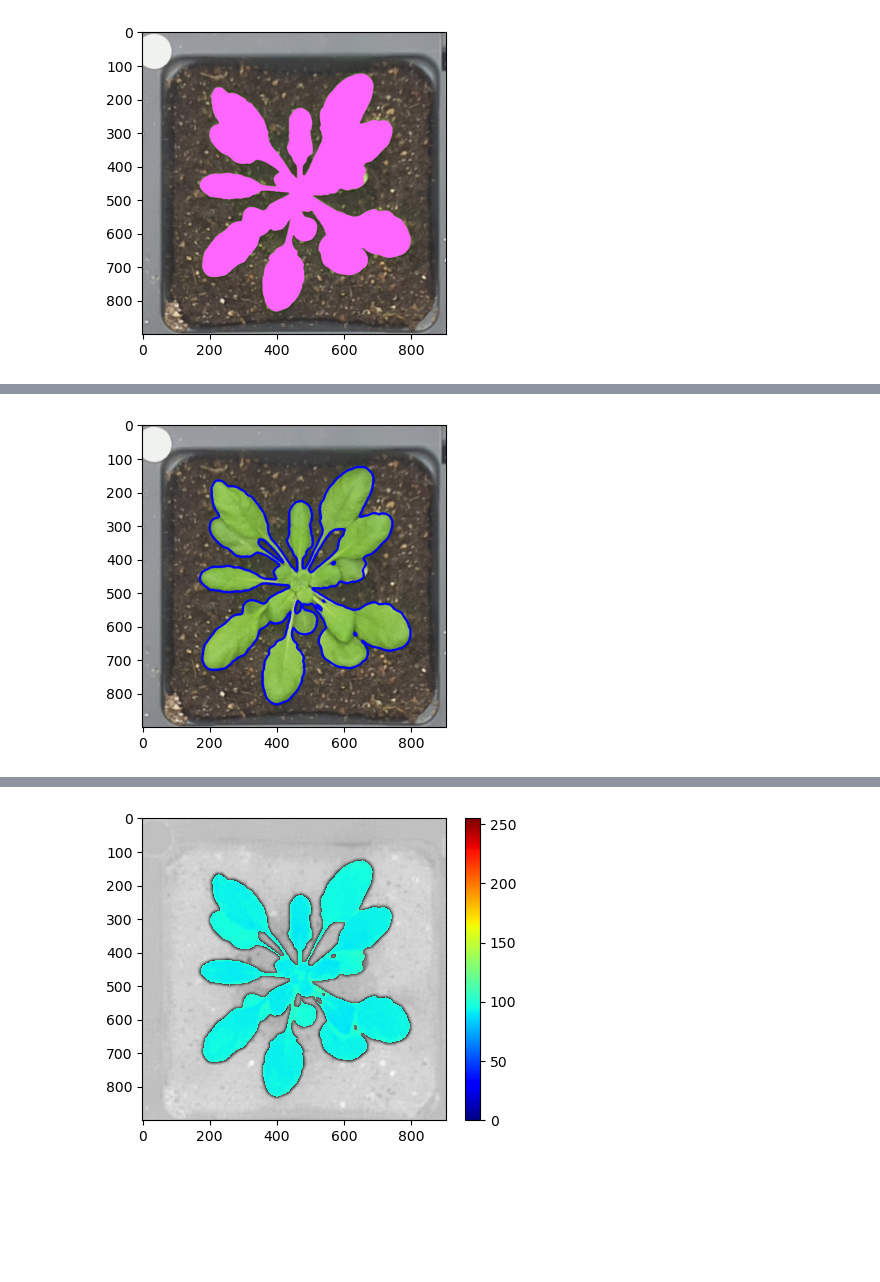
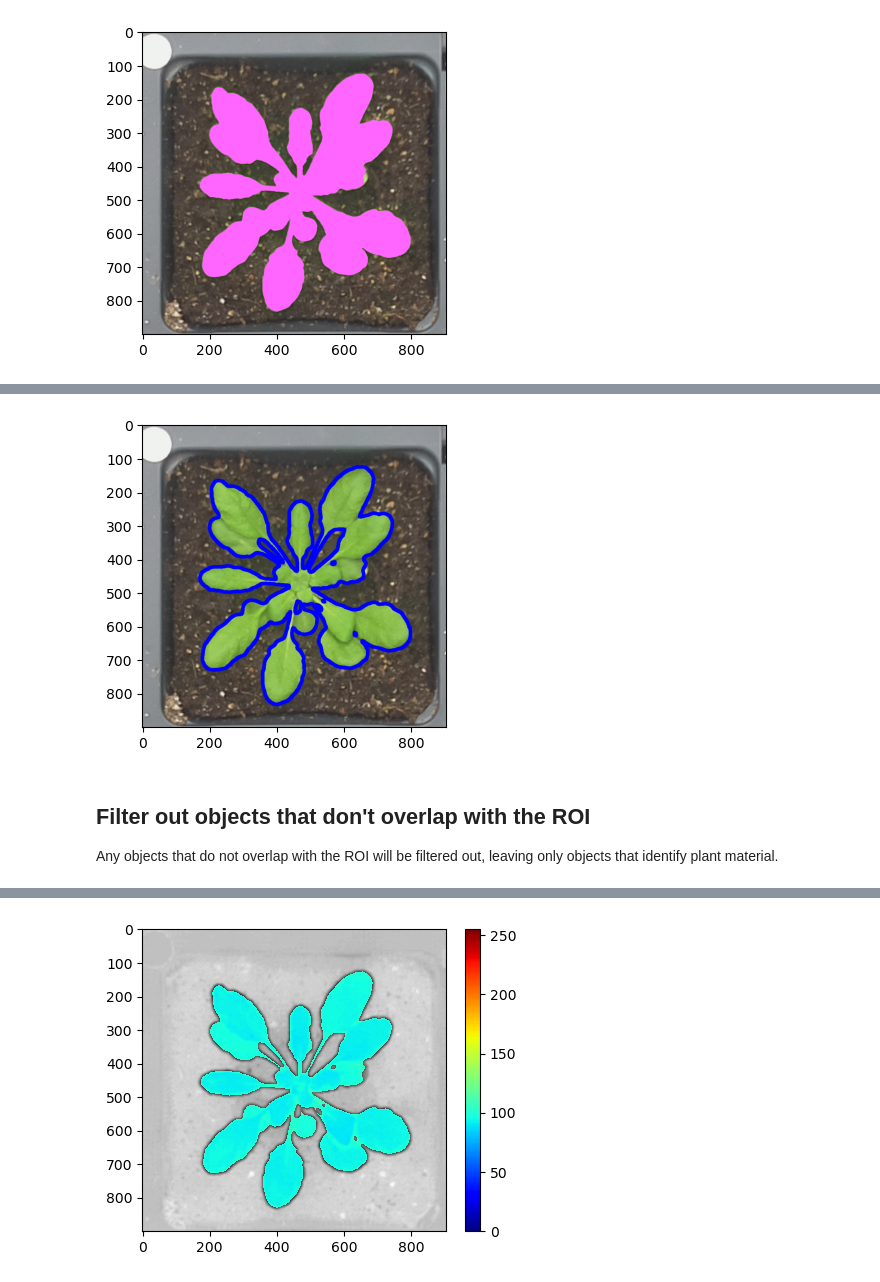
Before and after one commit to danforthcenter/plantcv-binder, a Jupyter notebook: notebooks/aerial_view_morphology_tutorial/morphology_analysis_aerial_view_workflow.ipynb, the cells around one changed output, grey strips where cells are left out. Cells and saved outputs as stored; diff of their text form; code cells hidden in the pictures; blank space fills up the shorter version.

```diff
--- a/notebooks/aerial_view_morphology_tutorial/morphology_analysis_aerial_view_workflow.ipynb
+++ b/notebooks/aerial_view_morphology_tutorial/morphology_analysis_aerial_view_workflow.ipynb
@@ -10,14 +18,23 @@ from skimage.feature import canny
 # %%
 class options:
     def __init__(self):
-        self.image = "single_plant_overhead.jpg"
+        self.image = "./img/single_plant_overhead.jpg"
         self.debug = "plot"
         self.writeimg= False
         self.result = "aerial_morphology_results.txt"
         self.outdir = "."
-
-# Get options
-args = options()
-
-# Set debug to the global parameter
-pcv.params.debug = args.debug
+# %%
+# Get options
+args = options()
+
+# Set debug to the global parameter
+pcv.params.debug = args.debug
+
+# Set plotting size (default = 100)
+pcv.params.dpi = 100
+
+# Increase text size and thickness to make labels clearer
+# (size may need to be altered based on original image size)
+pcv.params.text_size = 2
+pcv.params.text_thickness = 2
+pcv.params.line_thickness = 10
@@ -37,6 +53,0 @@ img, path, filename = pcv.readimage(filename=args.image)
-# %%
-#Increase text size and thickness to make labels clearer (size may need to
-#be altered based on original image size)
-
-pcv.params.text_size = 10
-pcv.params.text_thickness = 20
@@ -98,12 +126,13 @@ obj, obj_hierarchy = pcv.find_objects(img = img, mask = a_fill)
 # %%
-# Make a region of interest (ROI) around plant material
-
 # Inputs:
 #   img     = image
 #   bin_img = binary mask for image
-roi, roi_hierarchy = pcv.roi.from_binary_image(img=img, bin_img=a_fill)
+roi, roi_hierarchy = pcv.roi.from_binary_image(img=img, bin_img=a_thresh)
 # %% [output]
-[figure, old version]
+[figure, new version]
+# %% [markdown]
+## Filter out objects that don't overlap with the ROI
+Any objects that do not overlap with the ROI will be filtered out, leaving only objects that identify plant material.
 # %%
 # Keep only objects that overlap with or are completely within the defined ROI (helps to filter out objects that do
 # not contain plant material)
```
Also changed, not shown: parts of 36 cells of this notebook, 1 other file.
